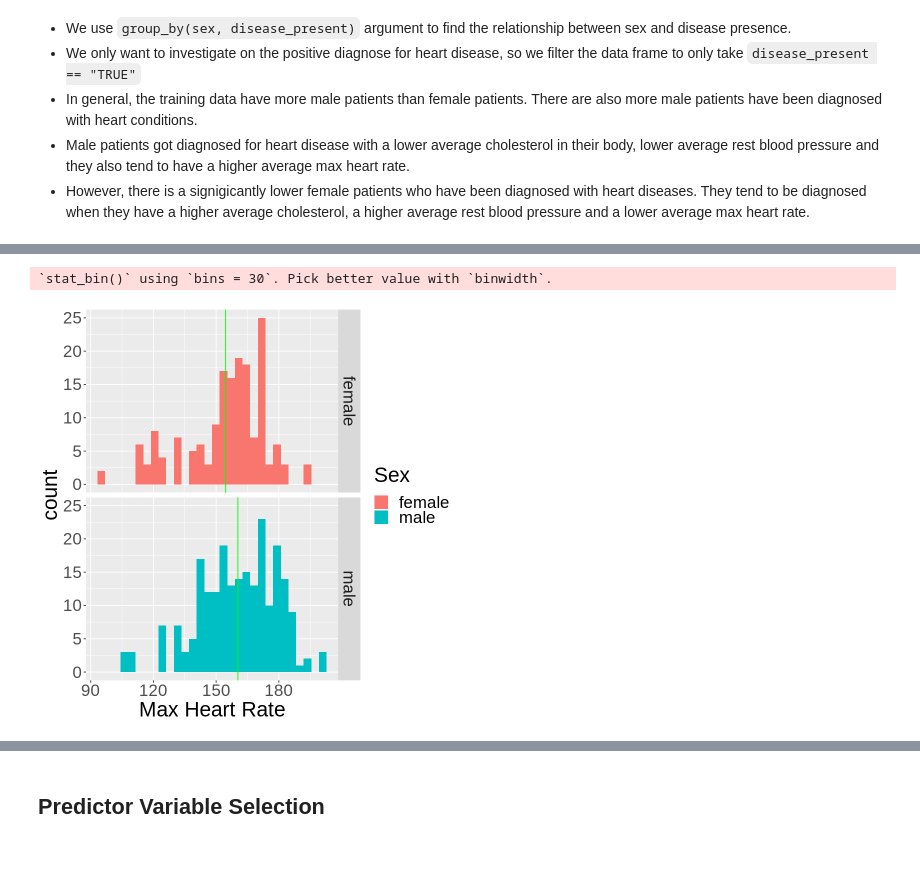
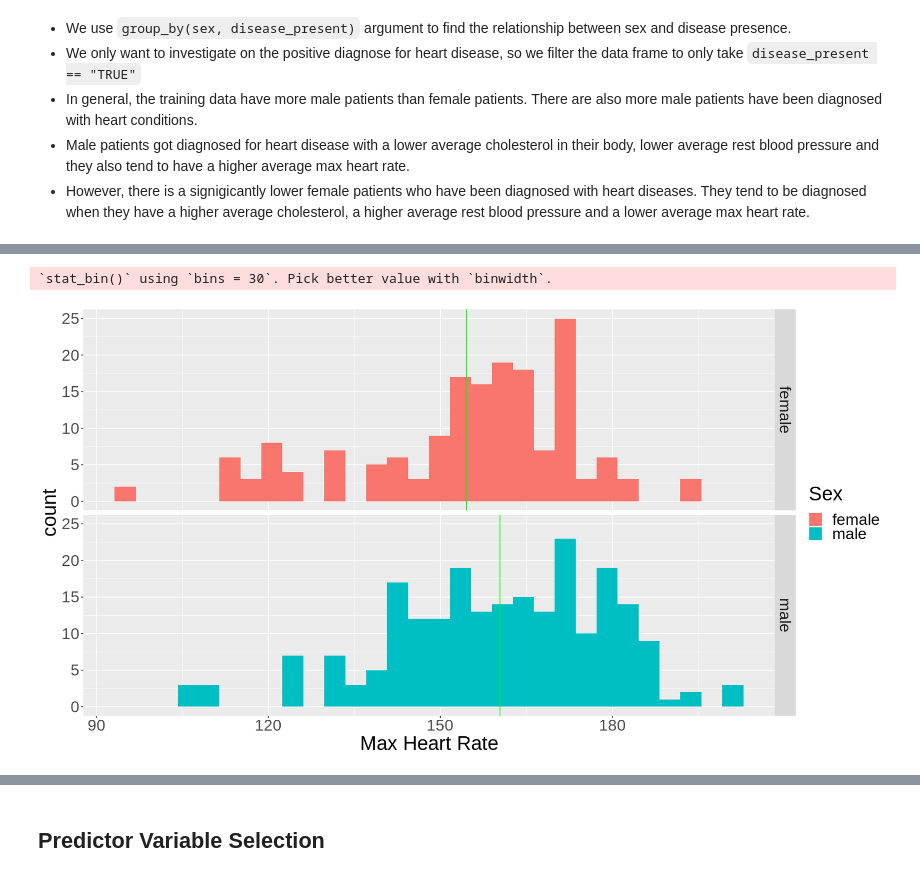
Before and after one commit to vyle2003/DSCI-100-Project, a Jupyter notebook: DSCI 100 Project Report.ipynb, the cells around one changed output, grey strips where cells are left out. Drawn from its saved outputs; the diff is of its cells as text; code cells hidden in the pictures.

```diff
--- a/DSCI 100 Project Report.ipynb
+++ b/DSCI 100 Project Report.ipynb
@@ -189,21 +208,22 @@ cholesterol_plot
 # %%
+options(repr.plot.width = 15, repr.plot.height = 8)
 #creating a visualization for the relationship between the diagnosis of heart disease and the average max heart rate based on each sex
 mhr_mean <- heart_train |>
     filter(disease_present == "TRUE") |>
     group_by(sex) |>
     mutate(mean_mhr = mean(max_heart_rate))
 
 mhr_plot <- mhr_mean |>
     filter(disease_present == "TRUE") |>
     ggplot(aes(x = max_heart_rate, fill = sex)) +
     geom_histogram() +
     labs(x = "Max Heart Rate", fill = "Sex") +
     facet_grid(rows = vars (sex)) +
     theme(text = element_text(size =25)) +
     geom_vline(aes(xintercept = mean_mhr, group = sex), colour = 'green')
 
 mhr_plot
 # %% [output]
 `stat_bin()` using `bins = 30`. Pick better value with `binwidth`.
-[figure, old version]
+[figure, new version]
 # %%
```
Also changed, not shown: parts of 7 cells of this notebook.
